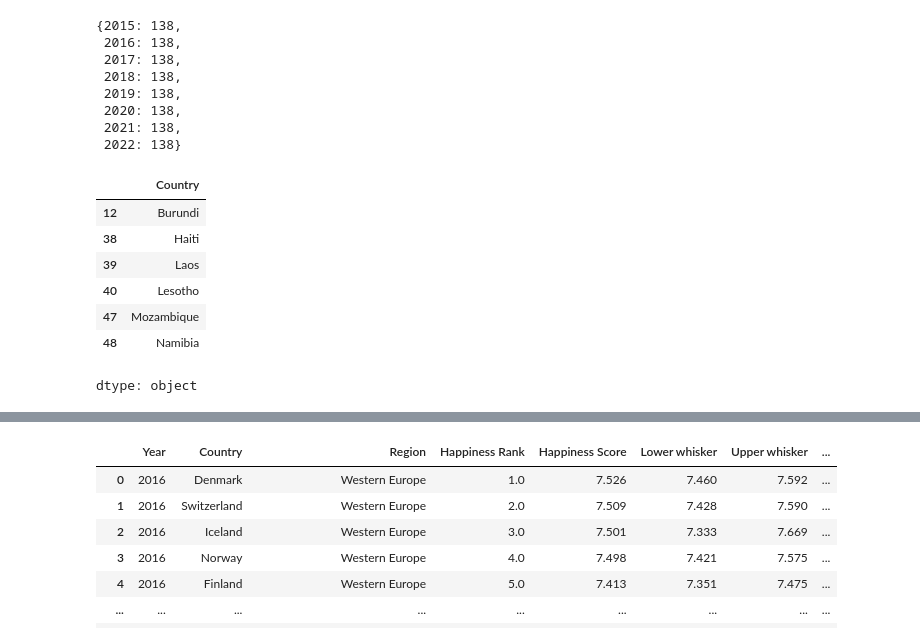
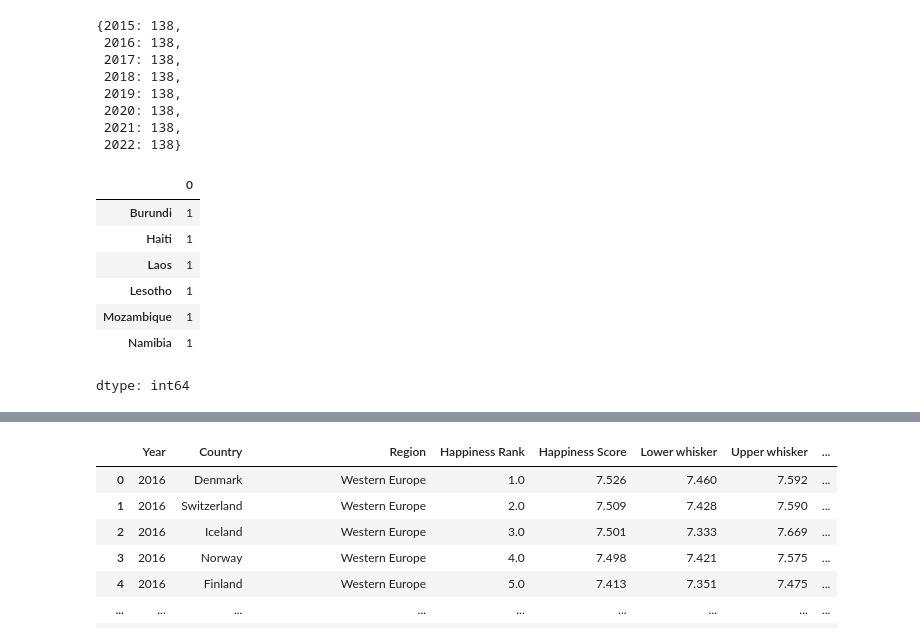
Before and after one commit to Kinga94/SAD_zadanie, a Jupyter notebook: SAD_world_happines_report.ipynb, the cells around one changed output, grey strips where cells are left out. Cells and saved outputs as stored; diff of their text form; code cells hidden in the pictures.

```diff
--- a/SAD_world_happines_report.ipynb
+++ b/SAD_world_happines_report.ipynb
@@ -817,16 +841,16 @@ kraje_z_1_brakiem = liczba_brakow[liczba_brakow == 1].index.tolist()
 # W których konkretnie latach brakuje tych krajów
 braki_dla_krajow_1 = braki[braki["Country"].isin(kraje_z_1_brakiem)].sort_values(by=["Country", "Year"])
 # %%
-braki_dla_krajow_1.Country
+liczba_brakow[liczba_brakow == 1]
 # %% [output]
-|  | Country |
-| 12 | Burundi |
-| 38 | Haiti |
-| 39 | Laos |
-| 40 | Lesotho |
-| 47 | Mozambique |
-| 48 | Namibia |
+|  | 0 |
+| Burundi | 1 |
+| Haiti | 1 |
+| Laos | 1 |
+| Lesotho | 1 |
+| Mozambique | 1 |
+| Namibia | 1 |
-dtype: object
+dtype: int64
 # %%
 # Połącz listę krajów stałych (pełne dane) i tych z tylko jednym brakującym rokiem
 kraje_do_analizy = sorted(set(kraje_stale).union(set(kraje_z_1_brakiem)))
```
Also changed, not shown: parts of 21 cells of this notebook.
